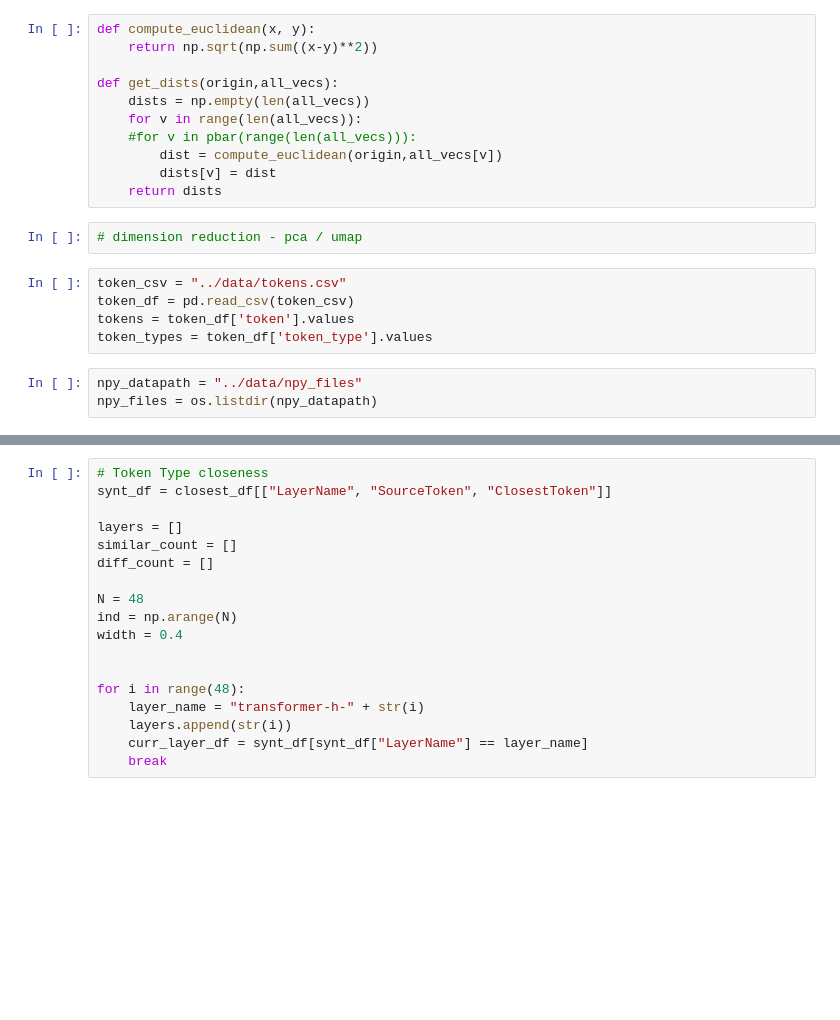
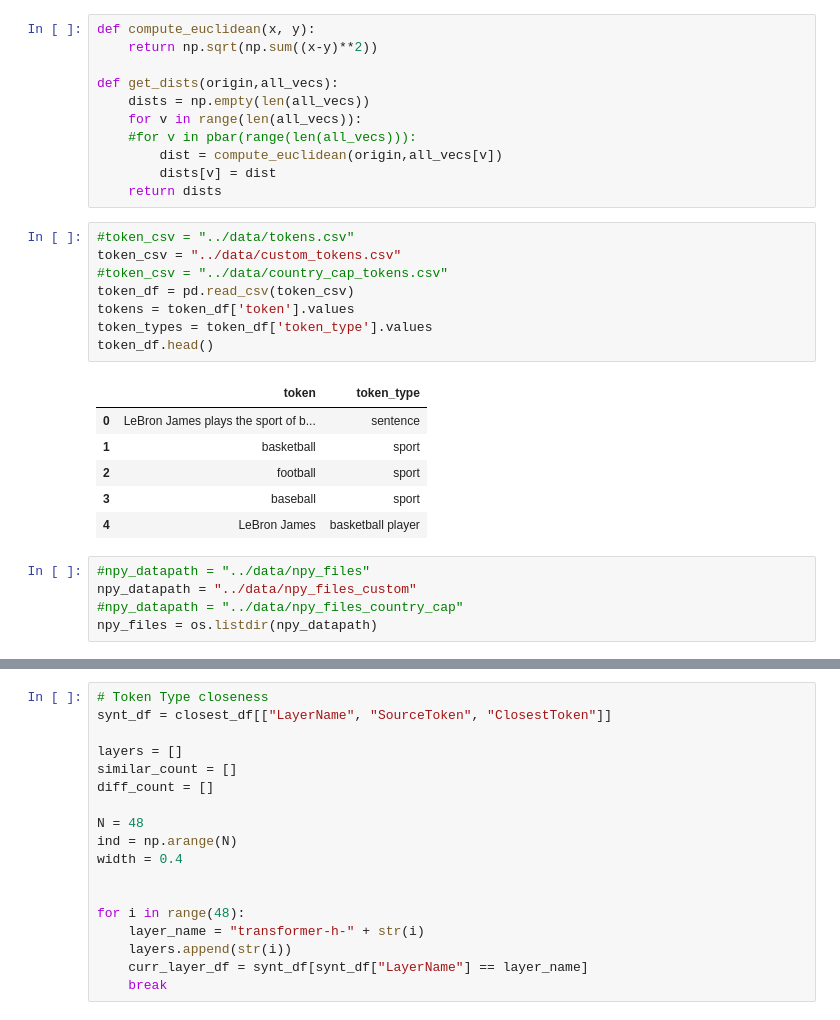
Before and after one commit to davidbau/pompeii, a Jupyter notebook: notebooks/KeyVecsAnalysis.ipynb, the cells around one changed output, grey strips where cells are left out. Drawn from its saved outputs; the diff is of its cells as text; blank space fills up the shorter version.

Commit message:
added more dataset types and visualizations

```diff
--- a/notebooks/KeyVecsAnalysis.ipynb
+++ b/notebooks/KeyVecsAnalysis.ipynb
@@ -38,13 +39,23 @@ def get_dists(origin,all_vecs):
         dist = compute_euclidean(origin,all_vecs[v])
         dists[v] = dist
     return dists
-# %%
-# dimension reduction - pca / umap
 # %%
-token_csv = "../data/tokens.csv"
+#token_csv = "../data/tokens.csv"
+token_csv = "../data/custom_tokens.csv"
+#token_csv = "../data/country_cap_tokens.csv"
 token_df = pd.read_csv(token_csv)
 tokens = token_df['token'].values
 token_types = token_df['token_type'].values
+token_df.head()
+# %% [output]
+|  | token | token_type |
+| 0 | LeBron James plays the sport of b... | sentence |
+| 1 | basketball | sport |
+| 2 | football | sport |
+| 3 | baseball | sport |
+| 4 | LeBron James | basketball player |
 # %%
-npy_datapath = "../data/npy_files"
+#npy_datapath = "../data/npy_files"
+npy_datapath = "../data/npy_files_custom"
+#npy_datapath = "../data/npy_files_country_cap"
 npy_files = os.listdir(npy_datapath)
```
Also changed, not shown: parts of 10 cells of this notebook, 3 other files.
